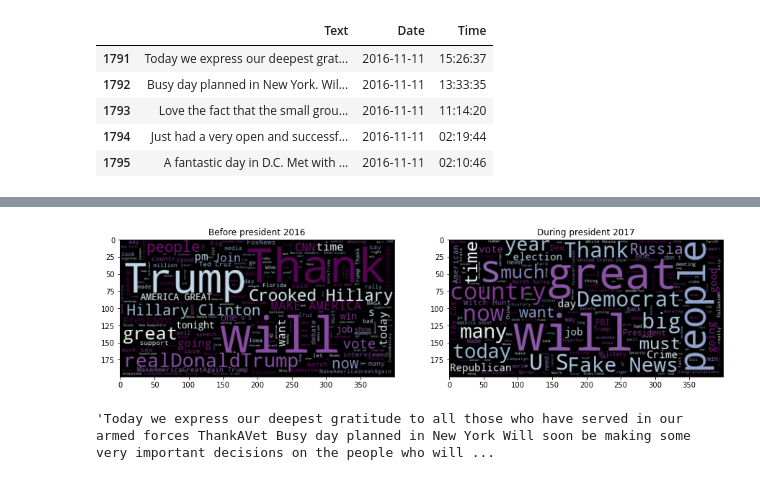
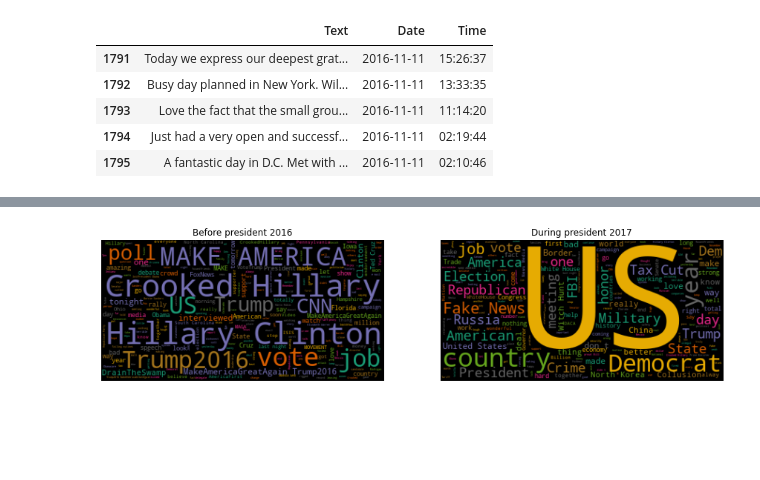
Before and after one commit to alexiska/Sentiment-analysis-Donald-Trump, a Jupyter notebook: Sentiment analysis.ipynb, the cells around one changed output, grey strips where cells are left out. Saved outputs shown, nothing was run; the diff lists cells and outputs as text; code cells hidden in the pictures; blank space fills up the shorter version.

```diff
--- a/Sentiment analysis.ipynb
+++ b/Sentiment analysis.ipynb
@@ -256,0 +288,5 @@ Will be on ABC News tonight
+# %%
+text2016 = ''.join(df_merged[(df_merged['Date'] >='2016-01-01') & (df_merged['Date'] <='2016-12-31')]['Text'])
+text2017 = ''.join(df_merged[(df_merged['Date'] >='2017-01-01') & (df_merged['Date'] <='2018-12-31')]['Text'])
+text2017 = text2017.replace("\t",'')
+text2017
@@ -257,30 +319,31 @@ Will be on ABC News tonight
 # %%
-text2016 = df_merged[(df_merged['Date'] >='2016-01-01') & (df_merged['Date'] <='2016-12-31')]['Text']
-lst_text2016 = []
-lst_text2016.append(' '.join(text for text in text2016))
+update_stop_words = STOPWORDS.union(['S','U','big','much','time','want','many','done',
+                                     'back','said','see','need','great','people','thank',
+                                    'must','don t', 'good', 'going','win','even','now',
+                                     'today','join','new','will','never'])
 
-text2017 = df_merged[(df_merged['Date'] >='2017-01-01') & (df_merged['Date'] <='2018-12-31')]['Text']
-lst_text2017 = []
-lst_text2017.append(' '.join(text for text in text2017))
-
+text2016 = text2016.replace('will','')
+text2017 = text2017.replace('will','')
 fig, axes = plt.subplots(1,2,squeeze=False,figsize=(15,15))
 
-wordcloud2016 = WordCloud(max_words=200, background_color="black",
-                          colormap='BuPu',random_state=72).generate(lst_text2016[0])
+wordcloud2016 = WordCloud(max_words=300, background_color="black",
+                          colormap='Dark2',random_state=72,
+                          stopwords=update_stop_words,
+                          max_font_size=200).generate(text2016)
 
-wordcloud2017 = WordCloud(max_words=200, background_color="black",
-                          colormap='BuPu',random_state=72).generate(lst_text2017[0])
+wordcloud2017 = WordCloud(max_words=300, background_color="black",
+                          colormap='Dark2',random_state=72,
+                          stopwords=update_stop_words,
+                          max_font_size=200).generate(text2017)
+
 axes[0][0].imshow(wordcloud2016, interpolation='bilinear')
 axes[0][1].imshow(wordcloud2017, interpolation='bilinear')
 axes[0][0].title.set_text('Before president 2016')
 axes[0][1].title.set_text('During president 2017')
 #axes[0][0].axis("off")
 #axes[0][0].title('2016 before president')
+axes[0][0].axis('off')
+axes[0][1].axis('off')
 plt.show()
 # %% [output]
-[figure, old version]
+[figure, new version]
-# %%
-t = ''.join(df_merged['Text'])
-t
-# %% [output]
-'Today we express our deepest gratitude to all those who have served in our armed forces ThankAVet Busy day planned in New York Will soon be making some very important decisions on the people who will ...
```
Also changed, not shown: parts of 12 cells of this notebook.
